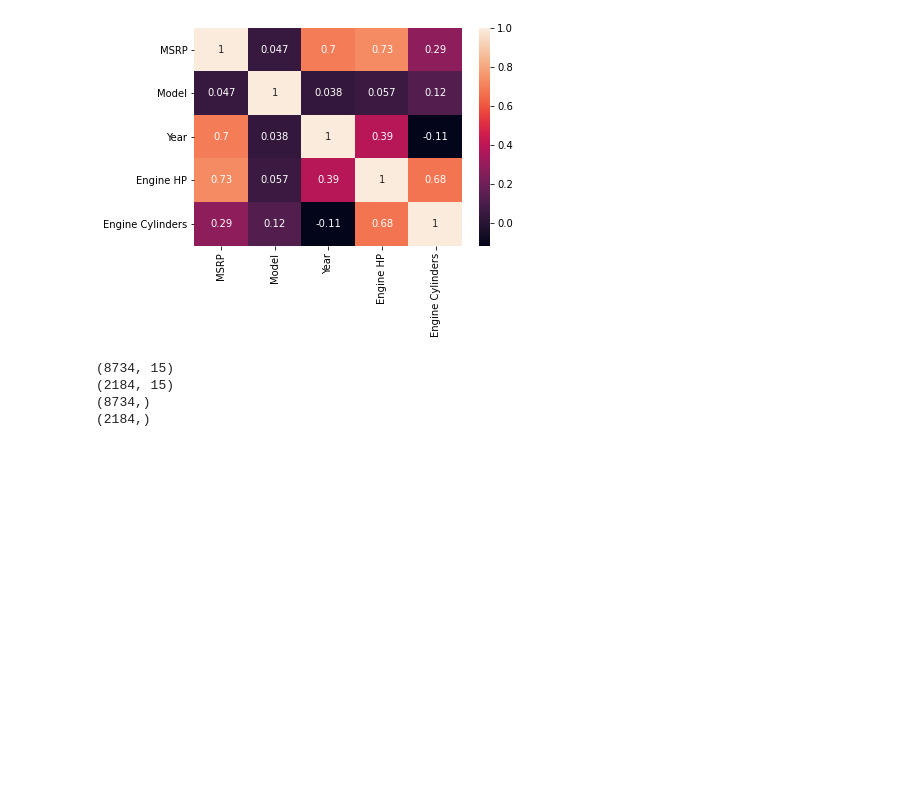
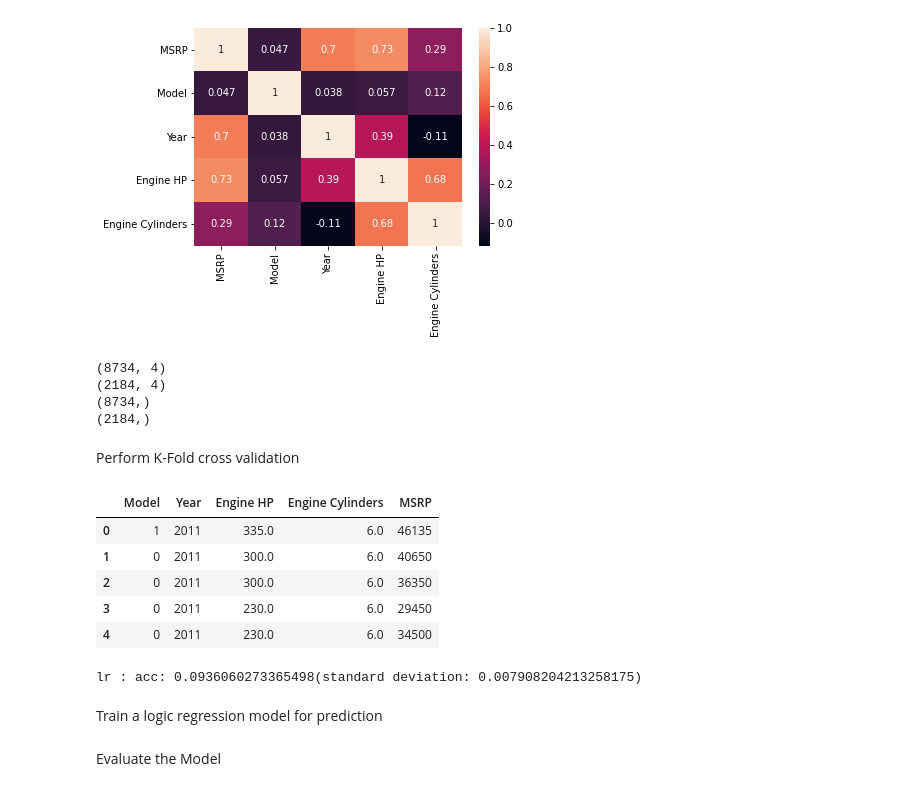
Before and after one commit to Abh1sh3kSaxena/MachineLearning_Demos, a Jupyter notebook: Overview.ipynb, the cells around one changed output. Saved outputs shown, nothing was run; the diff lists cells and outputs as text; code cells hidden in the pictures; blank space fills up the shorter version.

Commit message:
Evaluation model

```diff
--- a/Overview.ipynb
+++ b/Overview.ipynb
@@ -184,6 +179,7 @@ Name: MSRP, dtype: float64
 <AxesSubplot:>
 [figure]
 # %%
+df_filtered = df_filtered[[ 'Model', 'Year', 'Engine HP', 'Engine Cylinders','MSRP']]
 from sklearn.model_selection import train_test_split
 X= df_filtered.iloc[:,:-1]
 y= df_filtered.iloc[:,-1]
@@ -193,7 +189,18 @@ print(X_test.shape)
 print(y_train.shape)
 print(y_test.shape)
 # %% [output]
-(8734, 15)
-(2184, 15)
+(8734, 4)
+(2184, 4)
 (8734,)
 (2184,)
+# %% [markdown]
+Perform K-Fold cross validation
+# %%
+df_filtered.head()
+# %% [output]
+|  | Model | Year | Engine HP | Engine Cylinders | MSRP |
+| 0 | 1 | 2011 | 335.0 | 6.0 | 46135 |
+| 1 | 0 | 2011 | 300.0 | 6.0 | 40650 |
+| 2 | 0 | 2011 | 300.0 | 6.0 | 36350 |
+| 3 | 0 | 2011 | 230.0 | 6.0 | 29450 |
+| 4 | 0 | 2011 | 230.0 | 6.0 | 34500 |
@@ -199,0 +210,24 @@ print(y_test.shape)
+# %%
+from sklearn.model_selection import cross_val_score,KFold
+#machine learning algorithms
+from sklearn.linear_model import LogisticRegression
+from sklearn.tree import DecisionTreeClassifier
+from sklearn.svm import SVC
+from sklearn.neighbors import KNeighborsClassifier
+from sklearn.naive_bayes import GaussianNB
+from sklearn.ensemble import RandomForestClassifier
+models=[]
+models.append(('lr',LogisticRegression()))
+#models.append(('decision tree',DecisionTreeClassifier()))
+#models.append(('svm',SVC(gamma='auto')))
+#models.append(('knn',KNeighborsClassifier()))
+#models.append(('naive bayes',GaussianNB()))
+#models.append(('Random Forest',RandomForestClassifier()))
+for name,model in models:
+    kfold=KFold(n_splits=10,random_state=7,shuffle=True)
+    cross_val_sc=cross_val_score(model,X,y,scoring='accuracy',cv=kfold)
+    print('{} : acc: {}(standard deviation: {})'.format(name,cross_val_sc.mean(),cross_val_sc.std()))
+# %% [output]
+lr : acc: 0.0936060273365498(standard deviation: 0.007908204213258175)
+# %% [markdown]
+Train a logic regression model for prediction
@@ -199,0 +238,2 @@ print(y_test.shape)
+# %% [markdown]
+Evaluate the Model
```
Also changed, not shown: parts of 5 cells of this notebook.
